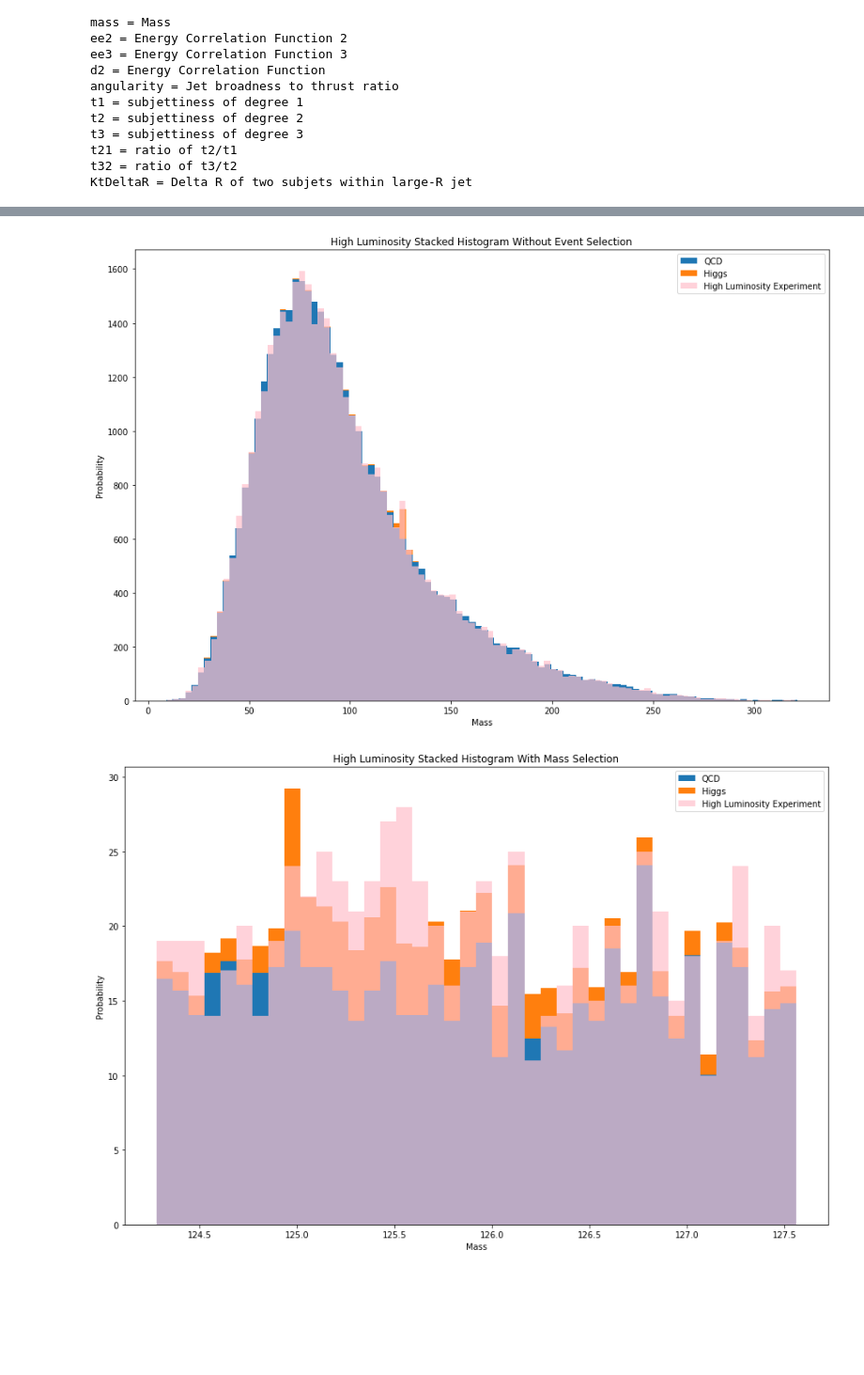
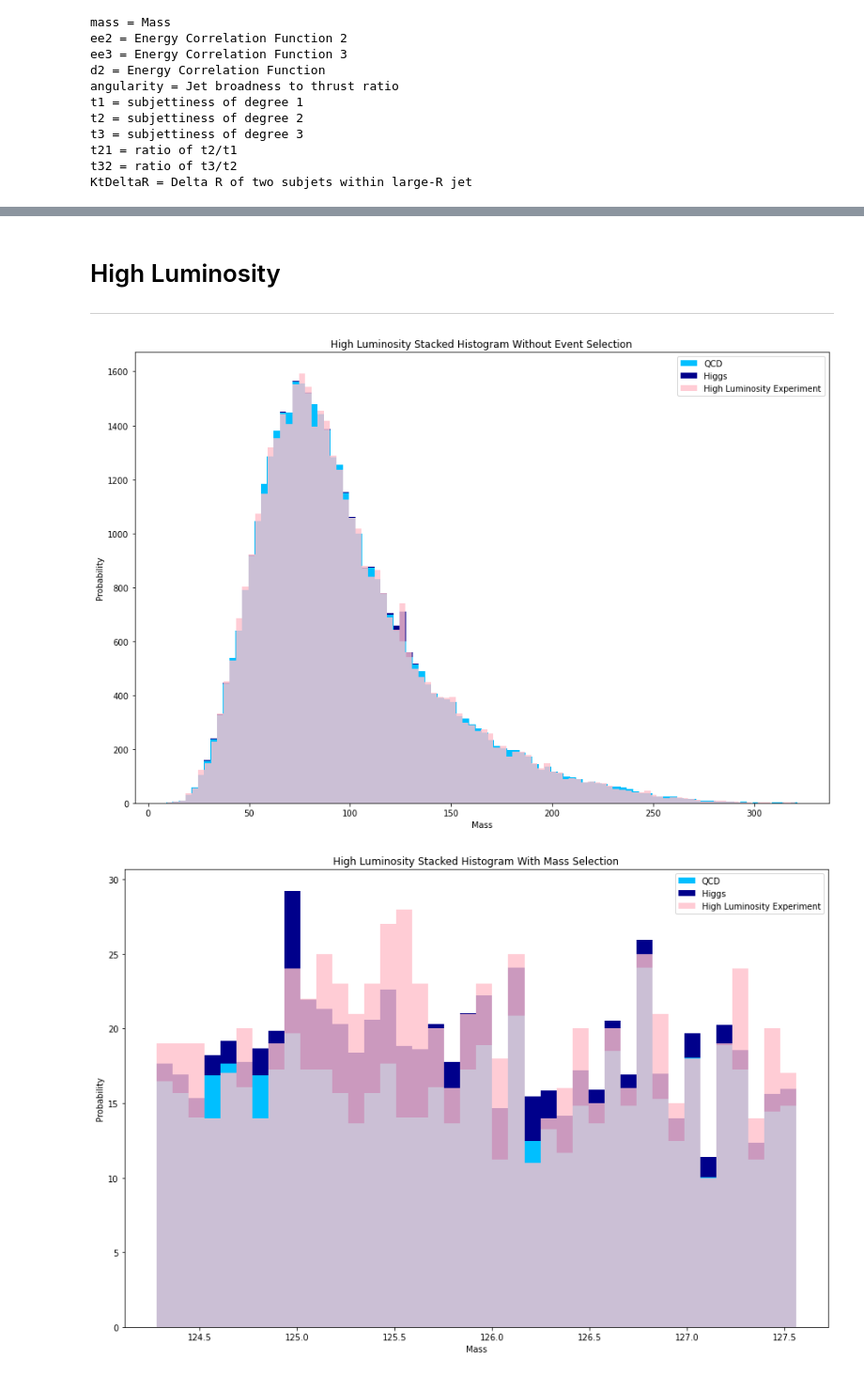
Before and after one commit to jarods00/PHYS434, a Jupyter notebook: Lab 8.ipynb, the cells around one changed output, grey strips where cells are left out. Shown at 94% size. Cells and saved outputs as stored; diff of their text form; code cells hidden in the pictures; blank space fills up the shorter version.

```diff
--- a/Lab 8.ipynb
+++ b/Lab 8.ipynb
@@ -51,3 +51,6 @@ Above is a translation of the name of the data inside the dataset to what it rep
+# %% [markdown]
+# High Luminosity
+--------------------
 # %%
 n_higgs = (100 / (100 + 20000)) * (len(high_lumi['mass']) / len(higgs['mass']))
 n_qcd = (20000 / (100 + 20000)) * (len(high_lumi['mass']) / len(qcd['mass']))
@@ -57,8 +60,8 @@ fig, ax = plt.subplots(1, 1, figsize = (15, 10))
 qcd_weight = np.array([n_qcd] * len(qcd['mass']))
 higgs_weight = np.array([n_higgs] * len(higgs['mass']))
 
-a = ax.hist([qcd['mass'], higgs['mass']], bins = 100, density = False, stacked = True, weights = [qcd_weight, higgs_weight])
-ax.hist(high_lumi['mass'], bins = 100, density = False, alpha = .7, color = "pink")
+ax.hist([qcd['mass'], higgs['mass']], bins = 100, density = False, stacked = True, weights = [qcd_weight, higgs_weight], color = ['deepskyblue', 'darkblue'])
+ax.hist(high_lumi['mass'], bins = 100, density = False, alpha = .8, color = "pink")
 
 ax.legend(["QCD", "Higgs", "High Luminosity Experiment"])
 ax.set_title("High Luminosity Stacked Histogram Without Event Selection")
@@ -67,27 +70,27 @@ ax.set_ylabel("Probability")
 
 plt.show()
 # %% [output]
-[figure, old version]
+[figure, new version]
 # %%
 n_higgs = (100 / (100 + 20000)) * (len(high_lumi['mass']) / len(higgs['mass']))
 n_qcd = (20000 / (100 + 20000)) * (len(high_lumi['mass']) / len(qcd['mass']))
 
 fig, ax = plt.subplots(1, 1, figsize = (15, 10))
 
 qcd_weight = np.array([n_qcd] * len(qcd['mass']))
 higgs_weight = np.array([n_higgs] * len(higgs['mass']))
 
-a = ax.hist([qcd['mass'], higgs['mass']], bins = 40, density = False, stacked = True, weights = [qcd_weight, higgs_weight], range = [124.28, 127.56])
-ax.hist(high_lumi['mass'], bins = 40, density = False, alpha = .7, color = "pink", range = [124.28, 127.56])
+ax.hist([qcd['mass'], higgs['mass']], bins = 40, density = False, stacked = True, weights = [qcd_weight, higgs_weight], range = [124.28, 127.56], color = ['deepskyblue', 'darkblue'])
+ax.hist(high_lumi['mass'], bins = 40, density = False, alpha = .8, color = "pink", range = [124.28, 127.56])
 
 ax.legend(["QCD", "Higgs", "High Luminosity Experiment"])
 ax.set_title("High Luminosity Stacked Histogram With Mass Selection")
 ax.set_xlabel("Mass")
 ax.set_ylabel("Probability")
 
 plt.show()
 # %% [output]
-[figure, old version]
+[figure, new version]
 # %%
 fig, ax = plt.subplots(3, 1, figsize = (8,15))
 plt.close()
```
Also changed, not shown: parts of 9 cells of this notebook.
